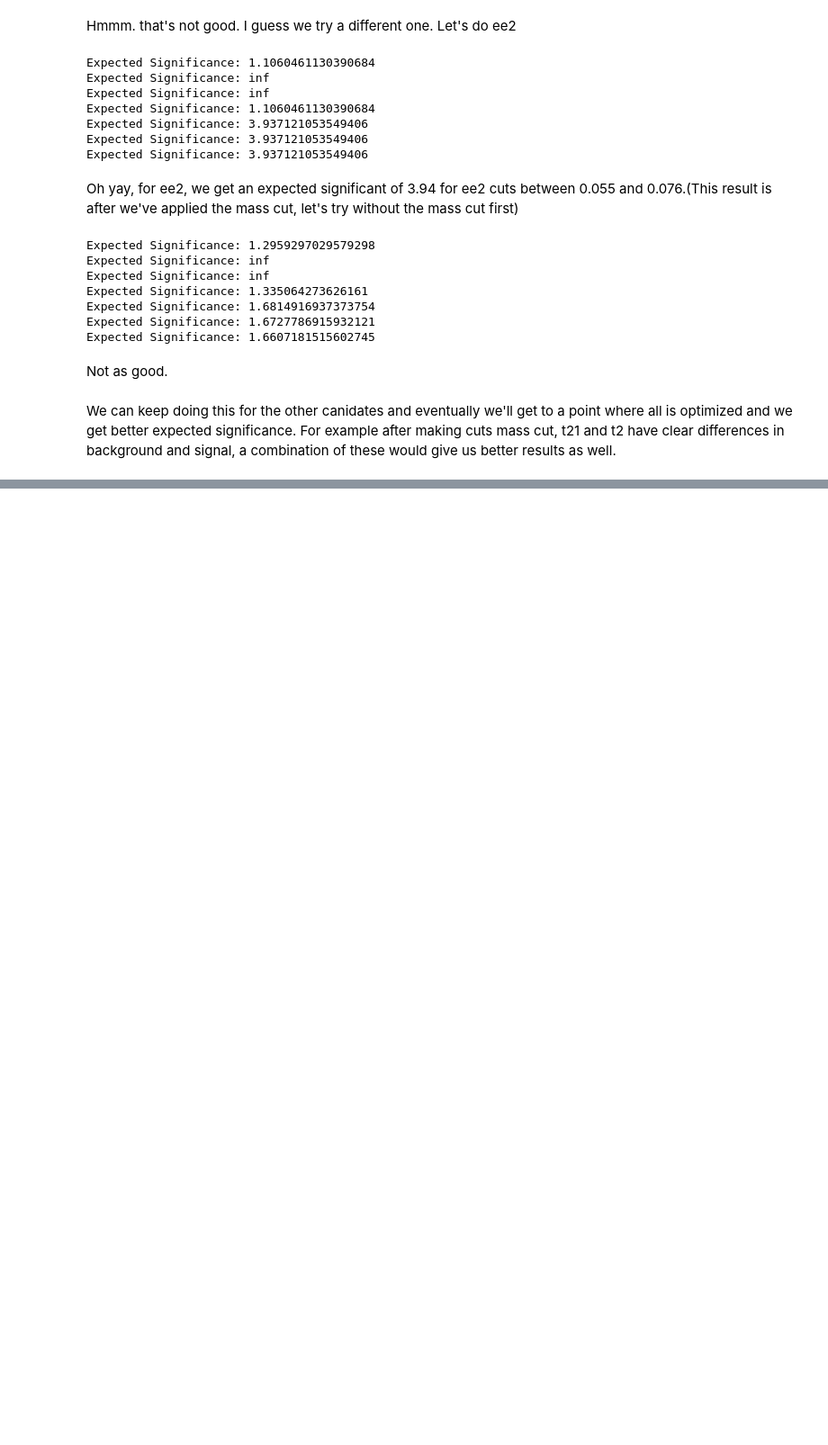
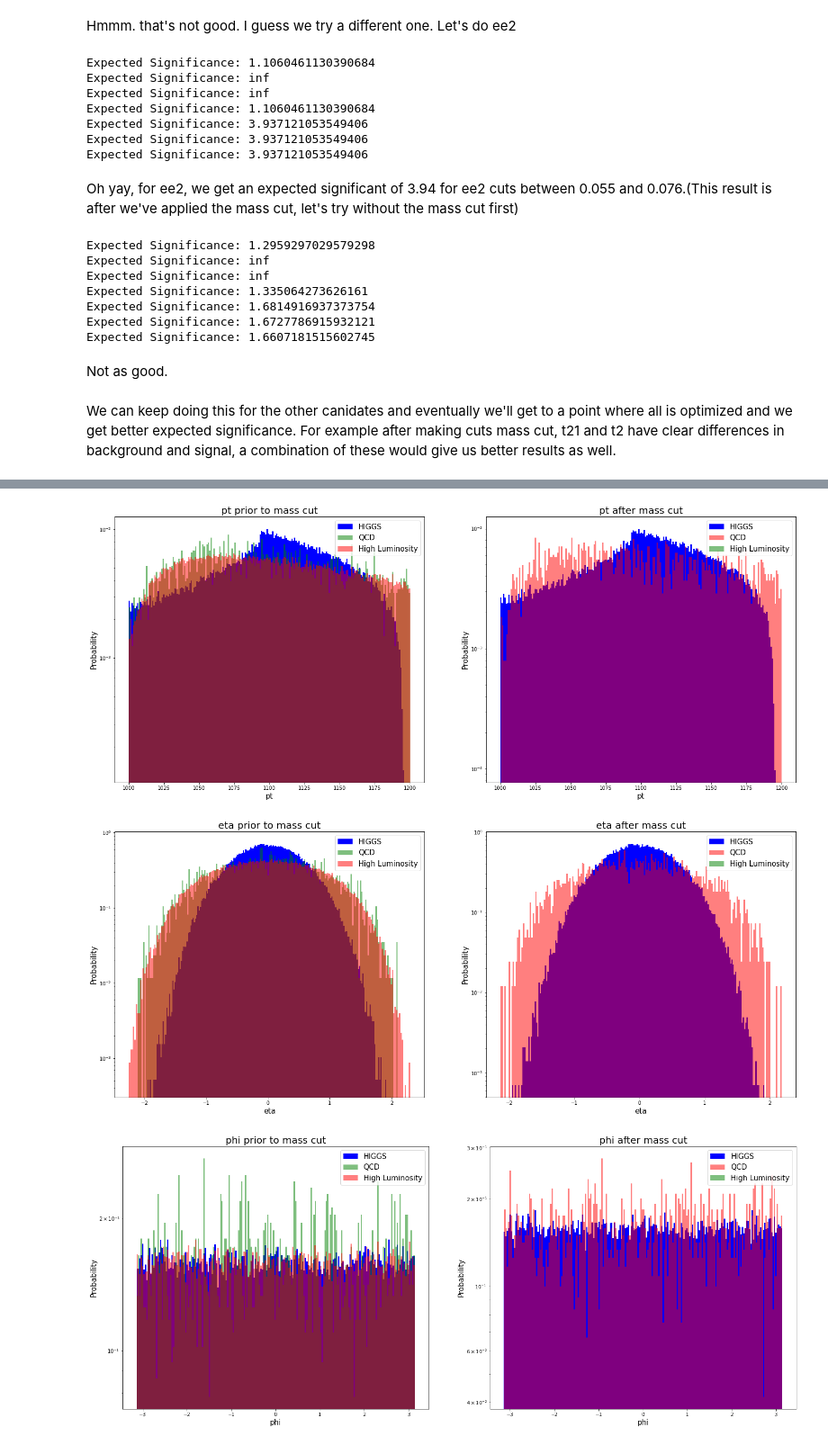
Before and after one commit to MinniVan/PHYS-434, a Jupyter notebook: lab7_8.ipynb, the cells around one changed output, grey strips where cells are left out. Shown at 90% size. Drawn from its saved outputs; the diff is of its cells as text; code cells hidden in the pictures; blank space fills up the shorter version.

```diff
--- a/lab7_8.ipynb
+++ b/lab7_8.ipynb
@@ -384,0 +440,18 @@ We can keep doing this for the other canidates and eventually we'll get to a poi
+# %%
+make_plot('pt',124,130)
+make_plot('eta',124,130)
+make_plot('phi',124,130)
+make_plot('ee2',124,130)
+make_plot('ee3',124,130)
+make_plot('d2',124,130)
+make_plot('angularity',124,130)
+make_plot('t1',124,130)
+make_plot('t2',124,130)
+make_plot('t3',124,130)
+make_plot('t21',124,130)
+make_plot('t32',124,130)
+make_plot('KtDeltaR',124,130)
+# %% [output]
+[figure, added]
+[figure, added]
+[figure, added]
```
Also changed, not shown: parts of 14 cells of this notebook, 1 other file.
